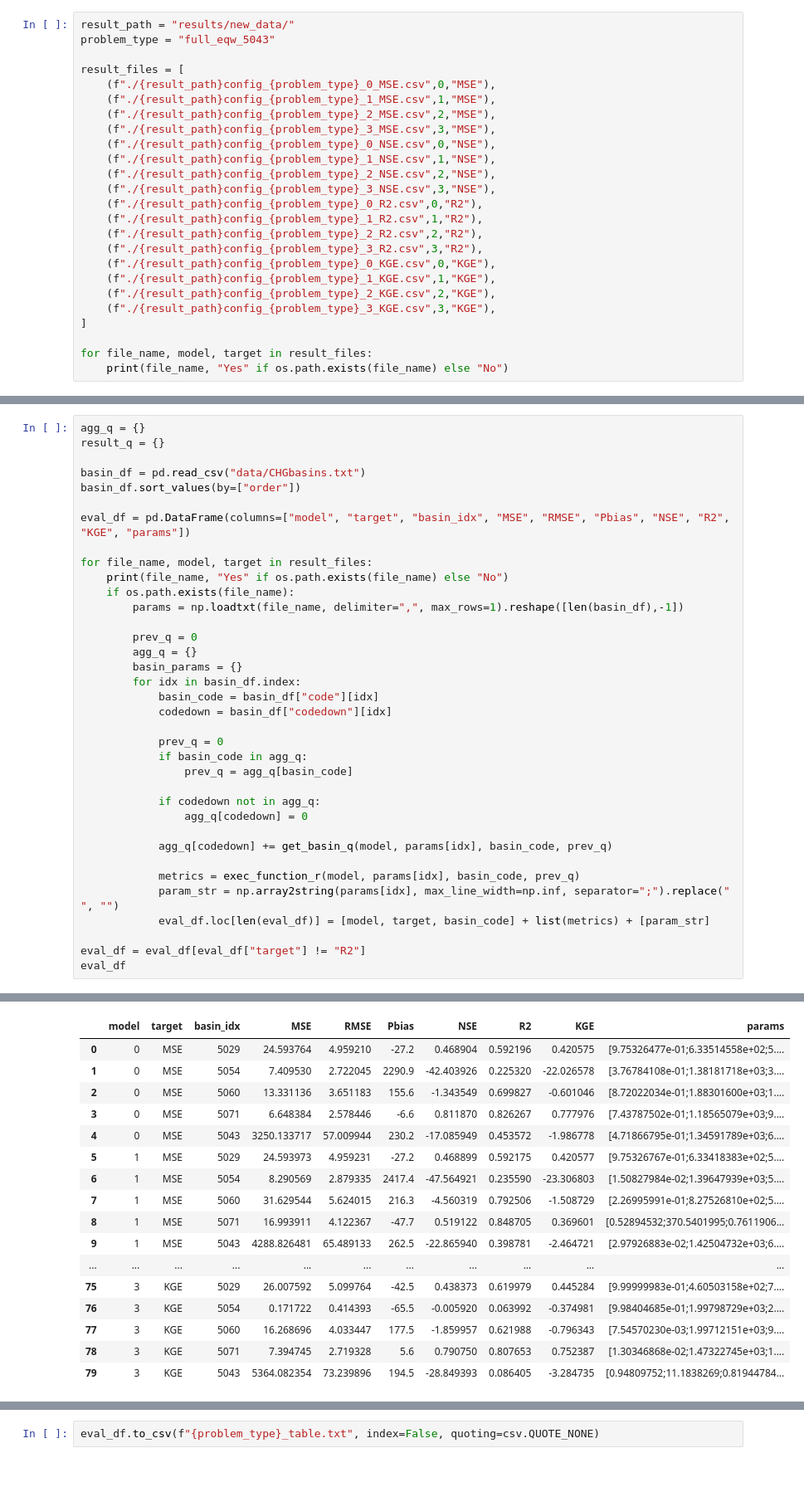
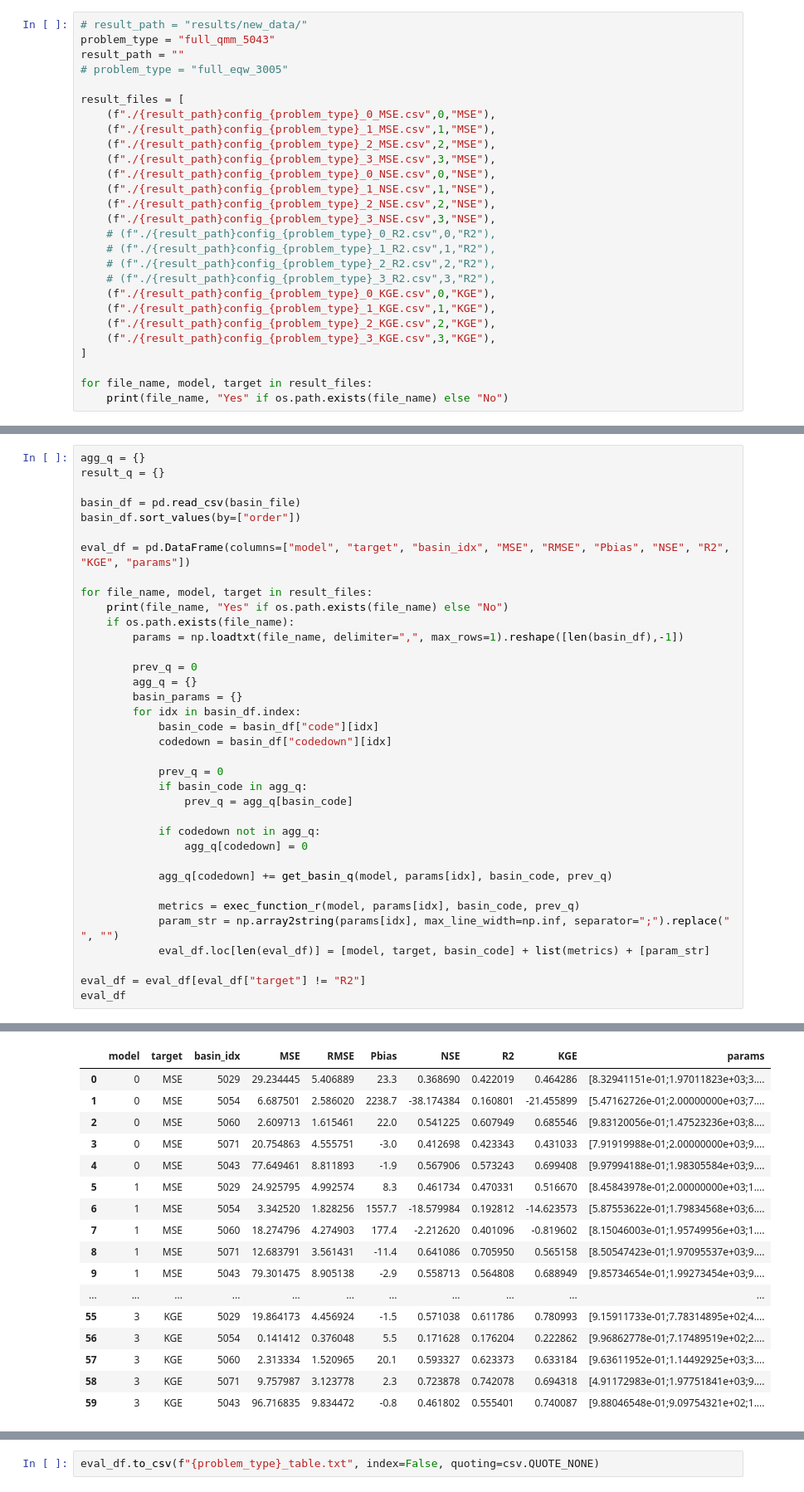
Before and after one commit to eugenioLR/hydro_model_optimization, a Jupyter notebook: evaluate_full.ipynb, the cells around one changed output, grey strips where cells are left out. Shown: that part at 83% size. Saved outputs shown, nothing was run; the diff lists cells and outputs as text.

```diff
--- a/evaluate_full.ipynb
+++ b/evaluate_full.ipynb
@@ -54,6 +39,8 @@ dbl (4): code, order, codedown, supha
 # %%
-result_path = "results/new_data/"
-problem_type = "full_eqw_5043"
+# result_path = "results/new_data/"
+problem_type = "full_qmm_5043"
+result_path = ""
+# problem_type = "full_eqw_3005"
 
 result_files = [
     (f"./{result_path}config_{problem_type}_0_MSE.csv",0,"MSE"),
@@ -64,10 +51,10 @@ result_files = [
     (f"./{result_path}config_{problem_type}_1_NSE.csv",1,"NSE"),
     (f"./{result_path}config_{problem_type}_2_NSE.csv",2,"NSE"),
     (f"./{result_path}config_{problem_type}_3_NSE.csv",3,"NSE"),
-    (f"./{result_path}config_{problem_type}_0_R2.csv",0,"R2"),
-    (f"./{result_path}config_{problem_type}_1_R2.csv",1,"R2"),
-    (f"./{result_path}config_{problem_type}_2_R2.csv",2,"R2"),
-    (f"./{result_path}config_{problem_type}_3_R2.csv",3,"R2"),
+    # (f"./{result_path}config_{problem_type}_0_R2.csv",0,"R2"),
+    # (f"./{result_path}config_{problem_type}_1_R2.csv",1,"R2"),
+    # (f"./{result_path}config_{problem_type}_2_R2.csv",2,"R2"),
+    # (f"./{result_path}config_{problem_type}_3_R2.csv",3,"R2"),
     (f"./{result_path}config_{problem_type}_0_KGE.csv",0,"KGE"),
     (f"./{result_path}config_{problem_type}_1_KGE.csv",1,"KGE"),
     (f"./{result_path}config_{problem_type}_2_KGE.csv",2,"KGE"),
@@ -97,7 +80,7 @@ for file_name, model, target in result_files:
 agg_q = {}
 result_q = {}
 
-basin_df = pd.read_csv("data/CHGbasins.txt")
+basin_df = pd.read_csv(basin_file)
 basin_df.sort_values(by=["order"])
 
 eval_df = pd.DataFrame(columns=["model", "target", "basin_idx", "MSE", "RMSE", "Pbias", "NSE", "R2", "KGE", "params"])
@@ -149,20 +128,20 @@ eval_df
 |  | model | target | basin_idx | MSE | RMSE | Pbias | NSE | R2 | KGE | params |
-| 0 | 0 | MSE | 5029 | 24.593764 | 4.959210 | -27.2 | 0.468904 | 0.592196 | 0.420575 | [9.75326477e-01;6.33514558e+02;5.... |
-| 1 | 0 | MSE | 5054 | 7.409530 | 2.722045 | 2290.9 | -42.403926 | 0.225320 | -22.026578 | [3.76784108e-01;1.38181718e+03;3.... |
-| 2 | 0 | MSE | 5060 | 13.331136 | 3.651183 | 155.6 | -1.343549 | 0.699827 | -0.601046 | [8.72022034e-01;1.88301600e+03;1.... |
-| 3 | 0 | MSE | 5071 | 6.648384 | 2.578446 | -6.6 | 0.811870 | 0.826267 | 0.777976 | [7.43787502e-01;1.18565079e+03;9.... |
-| 4 | 0 | MSE | 5043 | 3250.133717 | 57.009944 | 230.2 | -17.085949 | 0.453572 | -1.986778 | [4.71866795e-01;1.34591789e+03;6.... |
-| 5 | 1 | MSE | 5029 | 24.593973 | 4.959231 | -27.2 | 0.468899 | 0.592175 | 0.420577 | [9.75326767e-01;6.33418383e+02;5.... |
-| 6 | 1 | MSE | 5054 | 8.290569 | 2.879335 | 2417.4 | -47.564921 | 0.235590 | -23.306803 | [1.50827984e-02;1.39647939e+03;5.... |
-| 7 | 1 | MSE | 5060 | 31.629544 | 5.624015 | 216.3 | -4.560319 | 0.792506 | -1.508729 | [2.26995991e-01;8.27526810e+02;5.... |
-| 8 | 1 | MSE | 5071 | 16.993911 | 4.122367 | -47.7 | 0.519122 | 0.848705 | 0.369601 | [0.52894532;370.5401995;0.7611906... |
-| 9 | 1 | MSE | 5043 | 4288.826481 | 65.489133 | 262.5 | -22.865940 | 0.398781 | -2.464721 | [2.97926883e-02;1.42504732e+03;6.... |
+| 0 | 0 | MSE | 5029 | 29.234445 | 5.406889 | 23.3 | 0.368690 | 0.422019 | 0.464286 | [8.32941151e-01;1.97011823e+03;3.... |
+| 1 | 0 | MSE | 5054 | 6.687501 | 2.586020 | 2238.7 | -38.174384 | 0.160801 | -21.455899 | [5.47162726e-01;2.00000000e+03;7.... |
+| 2 | 0 | MSE | 5060 | 2.609713 | 1.615461 | 22.0 | 0.541225 | 0.607949 | 0.685546 | [9.83120056e-01;1.47523236e+03;8.... |
+| 3 | 0 | MSE | 5071 | 20.754863 | 4.555751 | -3.0 | 0.412698 | 0.423343 | 0.431033 | [7.91919988e-01;2.00000000e+03;9.... |
+| 4 | 0 | MSE | 5043 | 77.649461 | 8.811893 | -1.9 | 0.567906 | 0.573243 | 0.699408 | [9.97994188e-01;1.98305584e+03;9.... |
+| 5 | 1 | MSE | 5029 | 24.925795 | 4.992574 | 8.3 | 0.461734 | 0.470331 | 0.516670 | [8.45843978e-01;2.00000000e+03;1.... |
+| 6 | 1 | MSE | 5054 | 3.342520 | 1.828256 | 1557.7 | -18.579984 | 0.192812 | -14.623573 | [5.87553622e-01;1.79834568e+03;6.... |
+| 7 | 1 | MSE | 5060 | 18.274796 | 4.274903 | 177.4 | -2.212620 | 0.401096 | -0.819602 | [8.15046003e-01;1.95749956e+03;1.... |
+| 8 | 1 | MSE | 5071 | 12.683791 | 3.561431 | -11.4 | 0.641086 | 0.705950 | 0.565158 | [8.50547423e-01;1.97095537e+03;9.... |
+| 9 | 1 | MSE | 5043 | 79.301475 | 8.905138 | -2.9 | 0.558713 | 0.564808 | 0.688949 | [9.85734654e-01;1.99273454e+03;9.... |
 | ... | ... | ... | ... | ... | ... | ... | ... | ... | ... | ... |
-| 75 | 3 | KGE | 5029 | 26.007592 | 5.099764 | -42.5 | 0.438373 | 0.619979 | 0.445284 | [9.99999983e-01;4.60503158e+02;7.... |
-| 76 | 3 | KGE | 5054 | 0.171722 | 0.414393 | -65.5 | -0.005920 | 0.063992 | -0.374981 | [9.98404685e-01;1.99798729e+03;2.... |
-| 77 | 3 | KGE | 5060 | 16.268696 | 4.033447 | 177.5 | -1.859957 | 0.621988 | -0.796343 | [7.54570230e-03;1.99712151e+03;9.... |
-| 78 | 3 | KGE | 5071 | 7.394745 | 2.719328 | 5.6 | 0.790750 | 0.807653 | 0.752387 | [1.30346868e-02;1.47322745e+03;1.... |
-| 79 | 3 | KGE | 5043 | 5364.082354 | 73.239896 | 194.5 | -28.849393 | 0.086405 | -3.284735 | [0.94809752;11.1838269;0.81944784... |
+| 55 | 3 | KGE | 5029 | 19.864173 | 4.456924 | -1.5 | 0.571038 | 0.611786 | 0.780993 | [9.15911733e-01;7.78314895e+02;4.... |
+| 56 | 3 | KGE | 5054 | 0.141412 | 0.376048 | 5.5 | 0.171628 | 0.176204 | 0.222862 | [9.96862778e-01;7.17489519e+02;2.... |
+| 57 | 3 | KGE | 5060 | 2.313334 | 1.520965 | 20.1 | 0.593327 | 0.623373 | 0.633184 | [9.63611952e-01;1.14492925e+03;3.... |
+| 58 | 3 | KGE | 5071 | 9.757987 | 3.123778 | 2.3 | 0.723878 | 0.742078 | 0.694318 | [4.91172983e-01;1.97751841e+03;9.... |
+| 59 | 3 | KGE | 5043 | 96.716835 | 9.834472 | -0.8 | 0.461802 | 0.555401 | 0.740087 | [9.88046548e-01;9.09754321e+02;1.... |
 # %%
 eval_df[eval_df["target"] == "NSE"]
 # %% [output]
```
Also changed, not shown: parts of 7 cells of this notebook, 7 other files.
